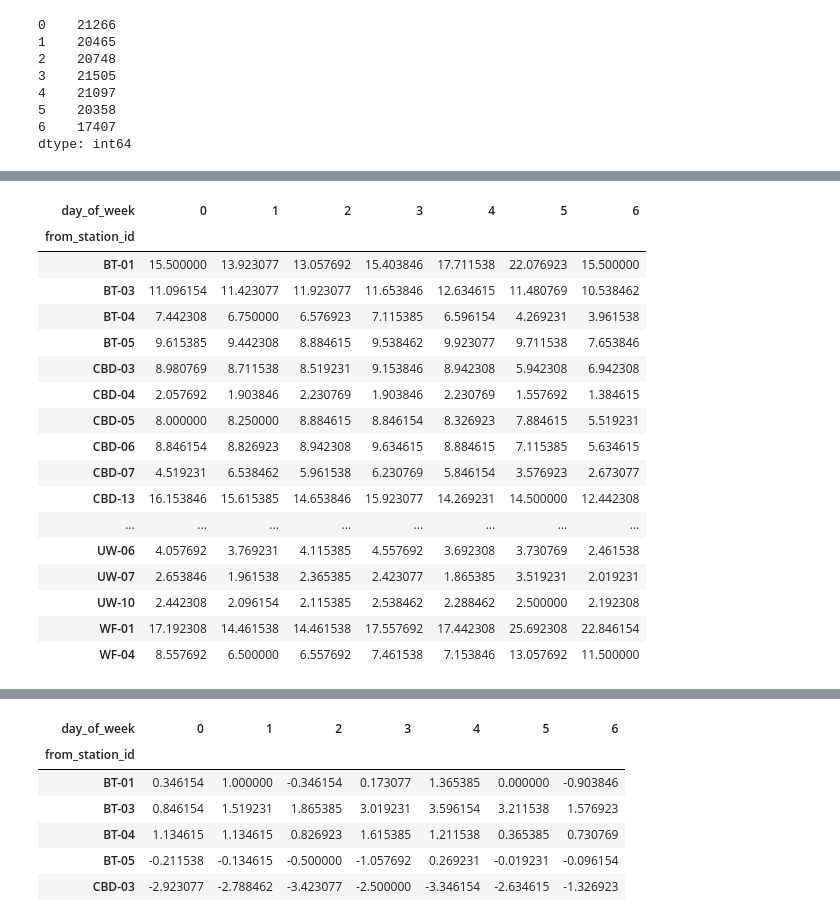
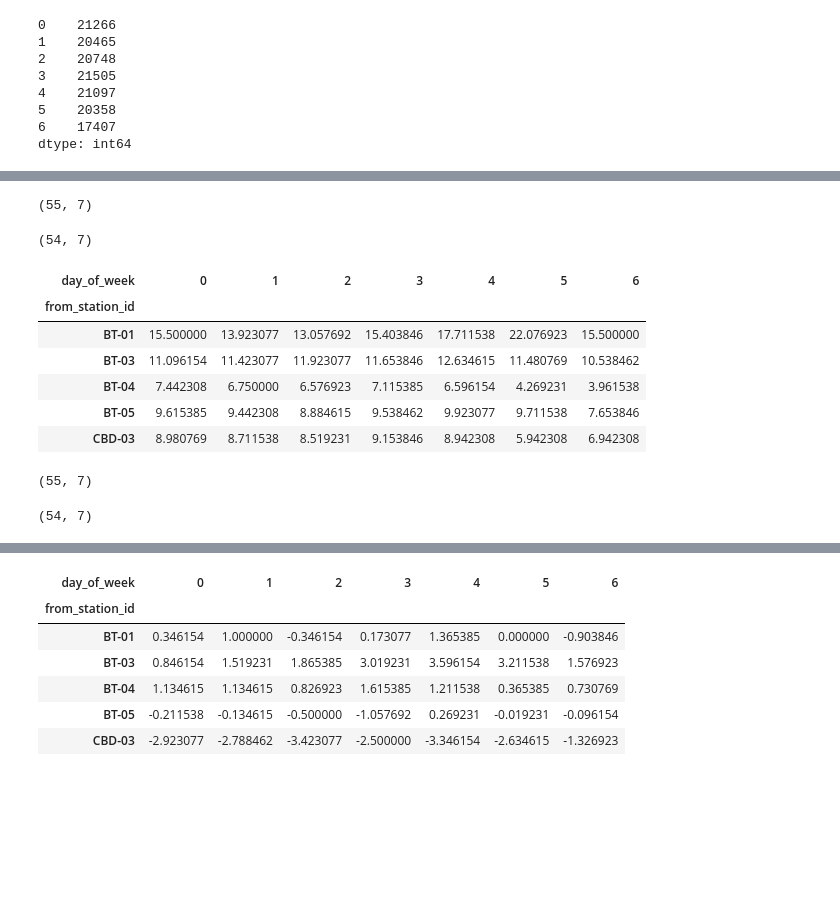
Before and after one commit to UWSEDS/hw3-dianachenyu, a Jupyter notebook: Homework 3.ipynb, the cells around one changed output, grey strips where cells are left out. Saved outputs shown, nothing was run; the diff lists cells and outputs as text; code cells hidden in the pictures; blank space fills up the shorter version.

```diff
--- a/Homework 3.ipynb
+++ b/Homework 3.ipynb
@@ -33,2 +30,0 @@ week = pd.DatetimeIndex(df['starttime']).week
-# %%
-df['week'] = day_of_week
@@ -59,28 +35,31 @@ from_group_by_week = df.groupby(['from_station_id', 'week'])['trip_id'].count()
 # %%
 from_group_by_weekday_unstack =from_group_by_weekday.unstack()
+# %%
+from_group_by_weekday_unstack.shape
+# %% [output]
+(55, 7)
+# %%
+from_group_by_weekday_unstack = from_group_by_weekday_unstack[from_group_by_weekday_unstack.index != 'Pronto shop']
+# %%
+from_group_by_weekday_unstack.shape
+# %% [output]
+(54, 7)
 # %%
 from_counts_avg = from_group_by_weekday_unstack/52
-from_counts_avg
+from_counts_avg.head()
 # %% [output]
 | day_of_week | 0 | 1 | 2 | 3 | 4 | 5 | 6 |
 | from_station_id |  |  |  |  |  |  |  |
 | BT-01 | 15.500000 | 13.923077 | 13.057692 | 15.403846 | 17.711538 | 22.076923 | 15.500000 |
 | BT-03 | 11.096154 | 11.423077 | 11.923077 | 11.653846 | 12.634615 | 11.480769 | 10.538462 |
 | BT-04 | 7.442308 | 6.750000 | 6.576923 | 7.115385 | 6.596154 | 4.269231 | 3.961538 |
 | BT-05 | 9.615385 | 9.442308 | 8.884615 | 9.538462 | 9.923077 | 9.711538 | 7.653846 |
 | CBD-03 | 8.980769 | 8.711538 | 8.519231 | 9.153846 | 8.942308 | 5.942308 | 6.942308 |
-| CBD-04 | 2.057692 | 1.903846 | 2.230769 | 1.903846 | 2.230769 | 1.557692 | 1.384615 |
-| CBD-05 | 8.000000 | 8.250000 | 8.884615 | 8.846154 | 8.326923 | 7.884615 | 5.519231 |
-| CBD-06 | 8.846154 | 8.826923 | 8.942308 | 9.634615 | 8.884615 | 7.115385 | 5.634615 |
-| CBD-07 | 4.519231 | 6.538462 | 5.961538 | 6.230769 | 5.846154 | 3.576923 | 2.673077 |
-| CBD-13 | 16.153846 | 15.615385 | 14.653846 | 15.923077 | 14.269231 | 14.500000 | 12.442308 |
-| ... | ... | ... | ... | ... | ... | ... | ... |
-| UW-06 | 4.057692 | 3.769231 | 4.115385 | 4.557692 | 3.692308 | 3.730769 | 2.461538 |
-| UW-07 | 2.653846 | 1.961538 | 2.365385 | 2.423077 | 1.865385 | 3.519231 | 2.019231 |
-| UW-10 | 2.442308 | 2.096154 | 2.115385 | 2.538462 | 2.288462 | 2.500000 | 2.192308 |
-| WF-01 | 17.192308 | 14.461538 | 14.461538 | 17.557692 | 17.442308 | 25.692308 | 22.846154 |
-| WF-04 | 8.557692 | 6.500000 | 6.557692 | 7.461538 | 7.153846 | 13.057692 | 11.500000 |
 # %%
 to_group_by_weekday = df.groupby(['to_station_id', 'day_of_week'])['trip_id'].count()
 # %%
 to_group_by_weekday_unstack =to_group_by_weekday.unstack()
+# %%
+to_group_by_weekday_unstack.shape
+# %% [output]
+(55, 7)
@@ -87,2 +68,6 @@ to_group_by_weekday_unstack =to_group_by_weekday.unstack()
+# %%
+to_group_by_weekday_unstack.shape
+# %% [output]
+(54, 7)
 # %%
 to_counts_avg = to_group_by_weekday_unstack/52
```
Also changed, not shown: parts of 17 cells of this notebook, 1 other file.
